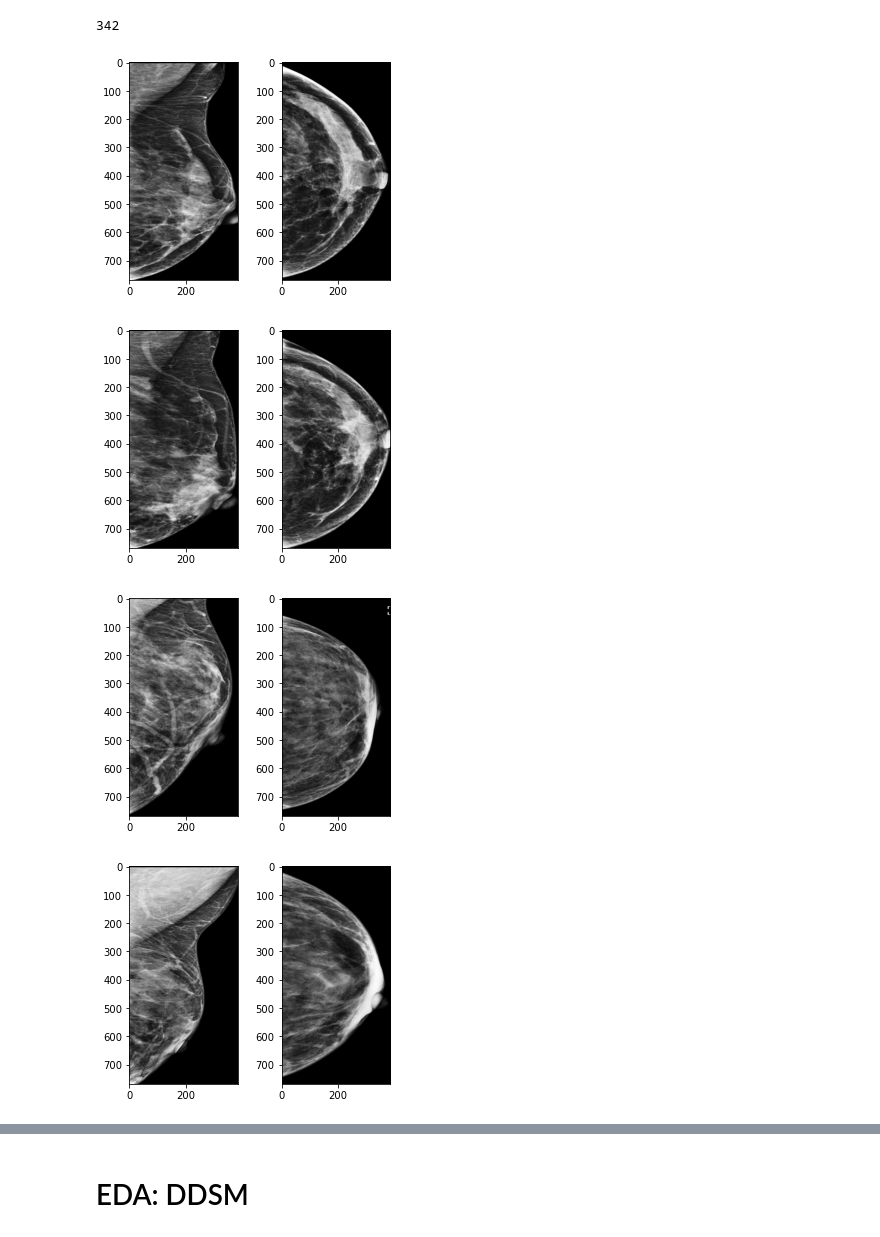
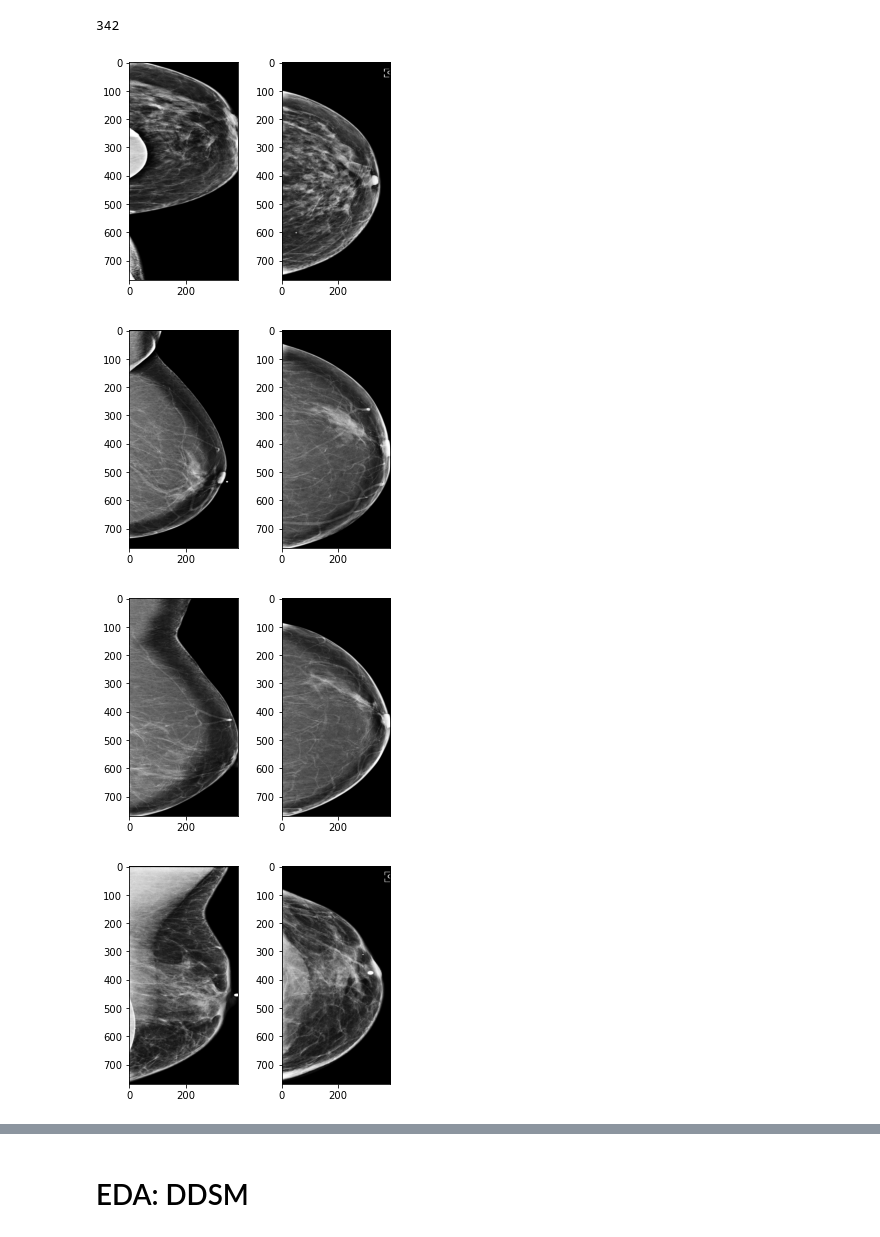
Before and after one commit to analokmaus/kaggle-rsna-breast-cancer, a Jupyter notebook: 00_eda.ipynb, the cells around one changed output, grey strips where cells are left out. Drawn from its saved outputs; the diff is of its cells as text; code cells hidden in the pictures.

Commit message:
fix margin during crop / add segmentaion models

```diff
--- a/00_eda.ipynb
+++ b/00_eda.ipynb
@@ -254,7 +254,14 @@ ds = PatientLevelDataset(
     # preprocess=A.Compose([AutoFlip(), CropROI2(threshold=10, buffer=80), A.Resize(768, 384)]),
     # preprocess=A.Compose([AutoFlip(), RandomCropROI(threshold=(0.08, 0.12), buffer=(0,80)), A.Resize(768, 384)]),
     preprocess=A.Compose([
-        MixedCropBBox(buffer=(0, 60)), AutoFlip(),
+        # MixedCropBBox(buffer=(0, 60)),
+        # RandomCropBBox(buffer=(-20, 100)),
+        RandomCropROI(buffer=(-20, 100)),
+        # A.OneOf([
+        #     RandomCropBBox(buffer=(-20, 100), always_apply=False, p=0.25),
+        #     RandomCropROI(buffer=(-20, 100), always_apply=False, p=0.75)], p=1.0
+        # ),
+        AutoFlip(),
         A.Resize(768, 384)], bbox_params=A.BboxParams(format= 'pascal_voc')),
     # preprocess=A.Compose([AutoFlip(), A.Resize(1024, 1024)]),
     transforms=ToTensorV2(),
@@ -270,19 +277,19 @@ len(implant_idx)
 342
 # %%
 # for idx in np.arange(160, 170):
-for idx in implant_idx[:10]:
+for idx in implant_idx[5:10]:
     img, label = ds[idx]
     img = (img - img.min()) / (img.max() - img.min())
     plt.figure(figsize=(5, 4))
     for i in range(img.shape[0]):
         # print(img[i].mean())
         plt.subplot(1, img.shape[0], i+1)
         plt.imshow(img[i, 0], cmap='gray')
     plt.show()
     # plt.savefig(f'input/plot/{idx}.png', facecolor='white')
     plt.close()
 # %% [output]
-[figure, old version]
+[figure, new version]
-[figure, old version]
+[figure, new version]
-[figure, old version]
+[figure, new version]
-[figure, old version]
+[figure, new version]
```
Also changed, not shown: parts of 5 cells of this notebook, 12 other files.
